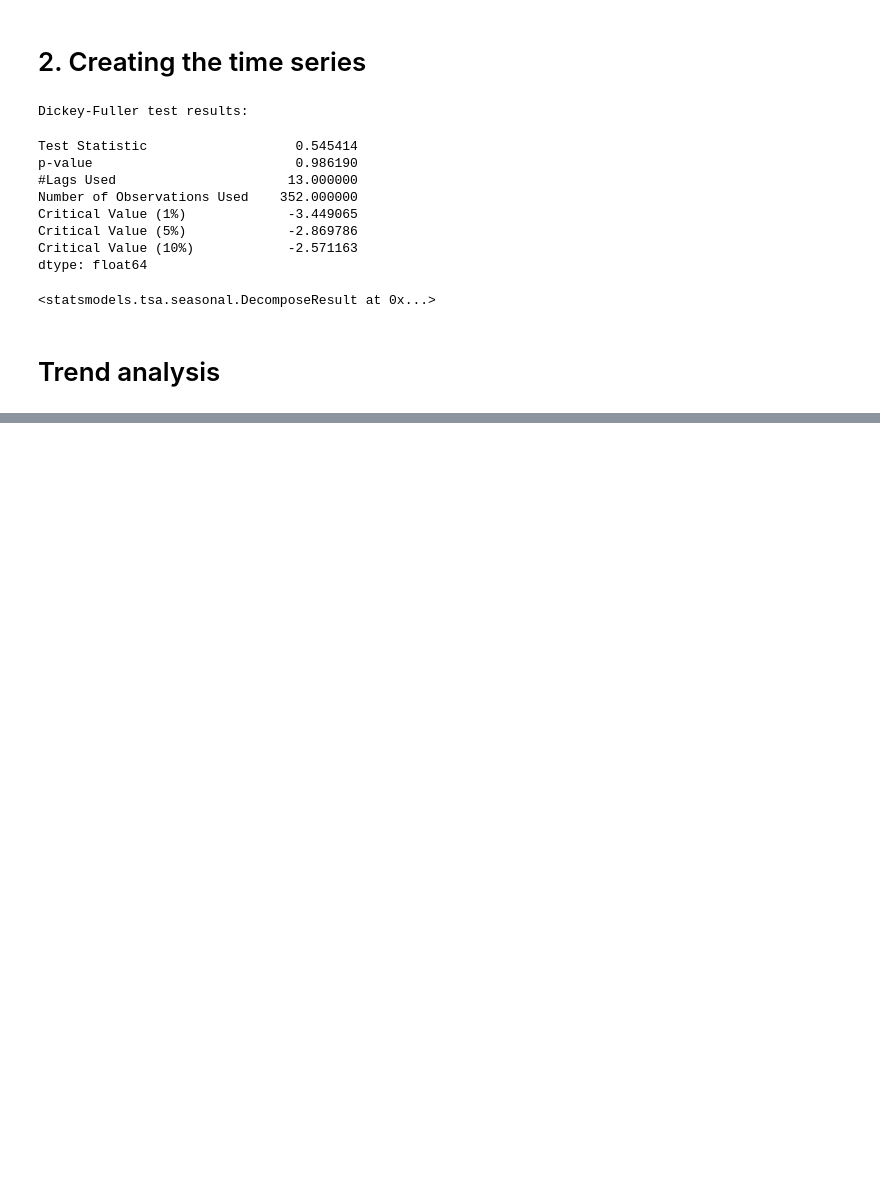
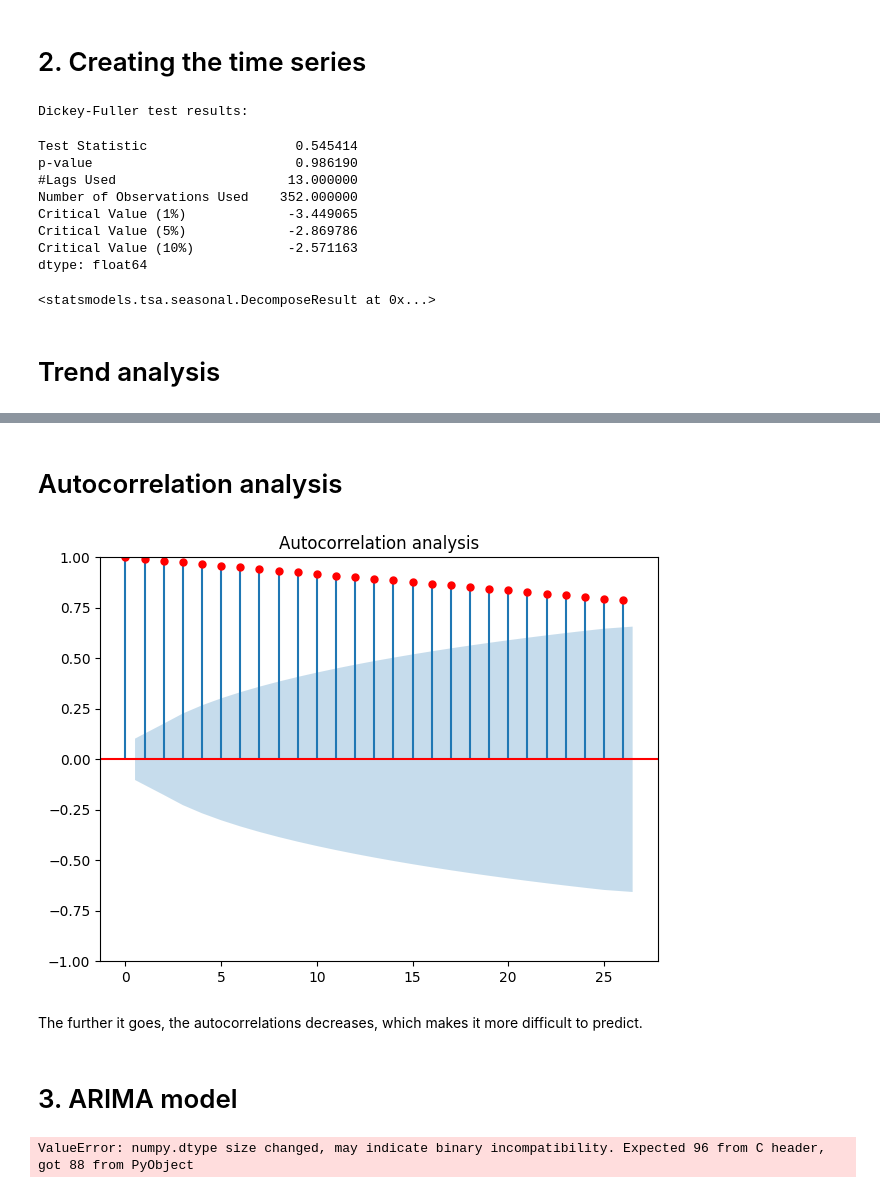
Before and after one commit to NatTajuelo/Serie-Temporal-Alternativa, a Jupyter notebook: src/explore.ipynb, the cells around one changed output, grey strips where cells are left out. Saved outputs shown, nothing was run; the diff lists cells and outputs as text; code cells hidden in the pictures; blank space fills up the shorter version.

```diff
--- a/src/explore.ipynb
+++ b/src/explore.ipynb
@@ -93,0 +148,19 @@ plt.show()
+# %% [markdown]
+# Autocorrelation analysis
+# %%
+plot_acf(new_data, color = "red", title = "Autocorrelation analysis")
+
+plt.tight_layout()
+plt.show()
+# %% [output]
+[figure, added]
+# %% [markdown]
+The further it goes, the autocorrelations decreases, which makes it more difficult to predict.
+# %% [markdown]
+# 3. ARIMA model
+# %%
+from pmdarima import auto_arima
+
+model = auto_arima(new_data, seasonal = False, trace = True, m = 7)
+# %% [output]
+ValueError: numpy.dtype size changed, may indicate binary incompatibility. Expected 96 from C header, got 88 from PyObject
```
Also changed, not shown: parts of 10 cells of this notebook, 1 other file.
